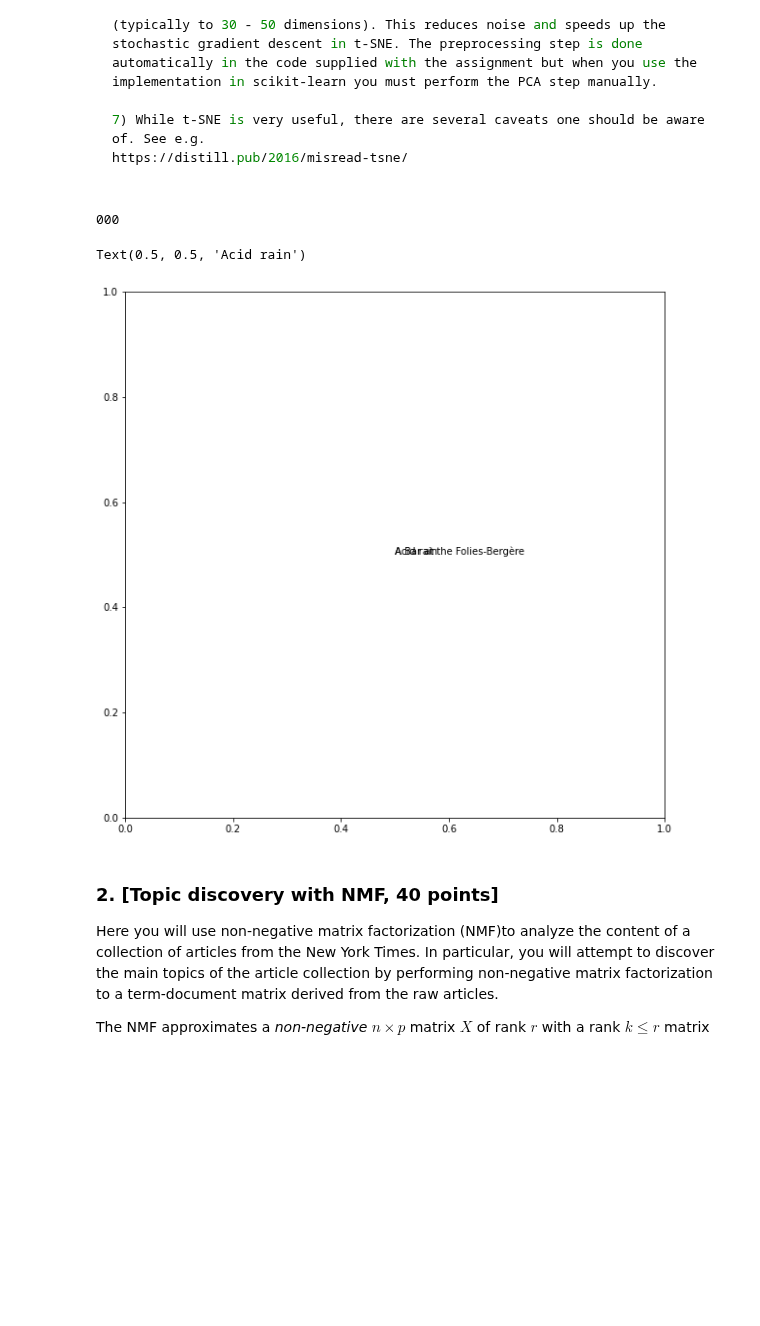
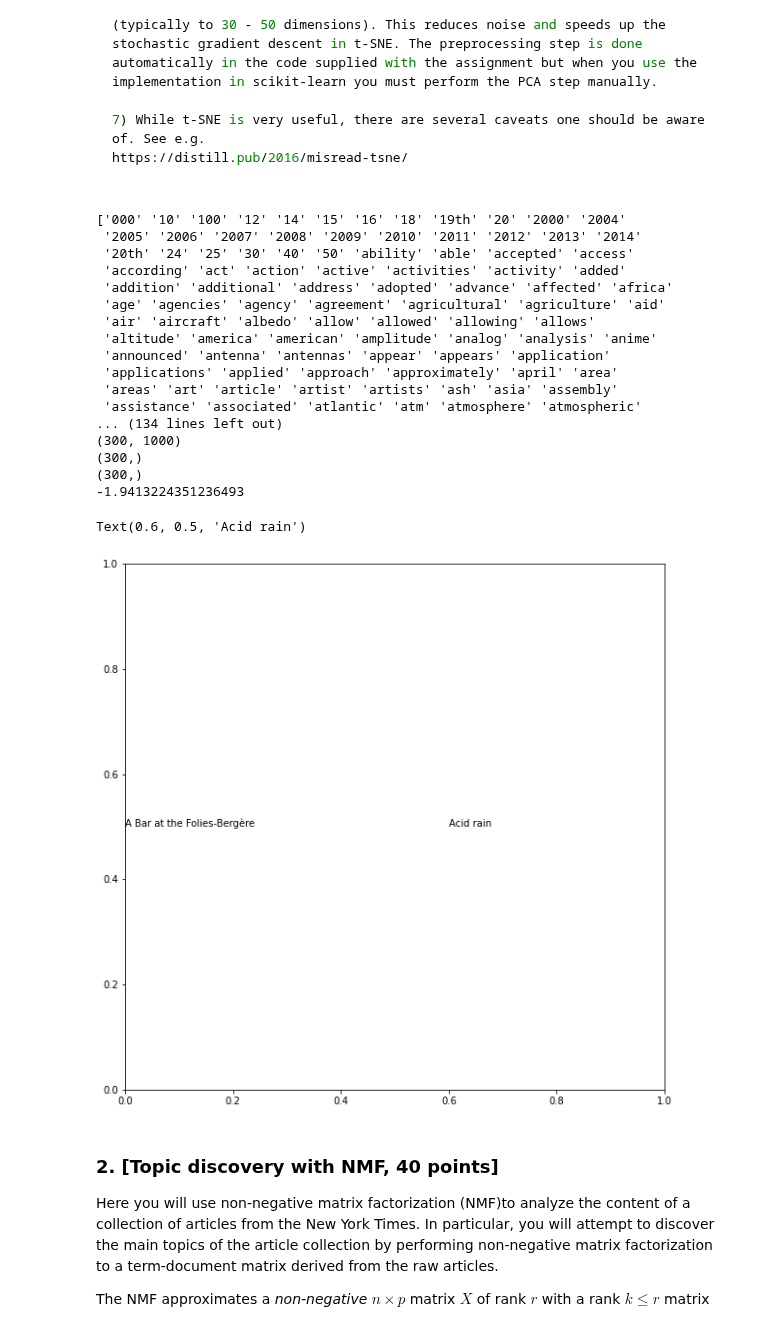
Before and after one commit to alli959/artificial-intelligence, a Jupyter notebook: homework05/hw5.ipynb, the cells around one changed output. Drawn from its saved outputs; the diff is of its cells as text; code cells hidden in the pictures; blank space fills up the shorter version.

```diff
--- a/homework05/hw5.ipynb
+++ b/homework05/hw5.ipynb
@@ -45,25 +45,64 @@ https://distill.pub/2016/misread-tsne/
 # %%
 # a)
 import numpy as np
 import matplotlib.pyplot as plt
 from sklearn.decomposition import PCA
 
 data = np.load('wikipedia_corpus.npz', allow_pickle=True)
 dictionary = data["dictionary"]
+print(dictionary)
 article_titles = data["article_titles"]
 article_histograms = data["article_histograms"] #Data matrix
 
+print(article_histograms)
 
 
+#let's start by making the titles shorter
+titlesDict = {}
+for i in article_titles:
+    arr = i.split(' ')
+    word = ''
+    for j in range(len(arr)):
+        word = ' '.join(arr[0:j+1])
+        if word not in titlesDict:
+            titlesDict[word] = 1
+            break
+
+
+test = np.array(list(titlesDict.keys()))
+
+print(article_histograms.shape)
+
+print(test.shape)
+print(article_titles.shape)
 pca = PCA(n_components = 10).fit(article_histograms)
-print(pca)
+
+print(sum(pca.components_[0]))
+
 plt.figure(figsize=(10,10))
-plt.text(0.5,0.5,article_titles[0])
-plt.text(0.5,0.5,article_titles[1])
+
+plt.text(0,0.5,article_titles[0])
+plt.text(0.6,0.5,article_titles[1])
 # %% [output]
-000
+['000' '10' '100' '12' '14' '15' '16' '18' '19th' '20' '2000' '2004'
+ '2005' '2006' '2007' '2008' '2009' '2010' '2011' '2012' '2013' '2014'
+ '20th' '24' '25' '30' '40' '50' 'ability' 'able' 'accepted' 'access'
+ 'according' 'act' 'action' 'active' 'activities' 'activity' 'added'
+ 'addition' 'additional' 'address' 'adopted' 'advance' 'affected' 'africa'
+ 'age' 'agencies' 'agency' 'agreement' 'agricultural' 'agriculture' 'aid'
+ 'air' 'aircraft' 'albedo' 'allow' 'allowed' 'allowing' 'allows'
+ 'altitude' 'america' 'american' 'amplitude' 'analog' 'analysis' 'anime'
+ 'announced' 'antenna' 'antennas' 'appear' 'appears' 'application'
+ 'applications' 'applied' 'approach' 'approximately' 'april' 'area'
+ 'areas' 'art' 'article' 'artist' 'artists' 'ash' 'asia' 'assembly'
+ 'assistance' 'associated' 'atlantic' 'atm' 'atmosphere' 'atmospheric'
+... (134 lines left out)
+(300, 1000)
+(300,)
+(300,)
+-1.9413224351236493
-Text(0.5, 0.5, 'Acid rain')
+Text(0.6, 0.5, 'Acid rain')
-[figure, old version]
+[figure, new version]
 # %%
 # b)
 # Insert your code here
```
